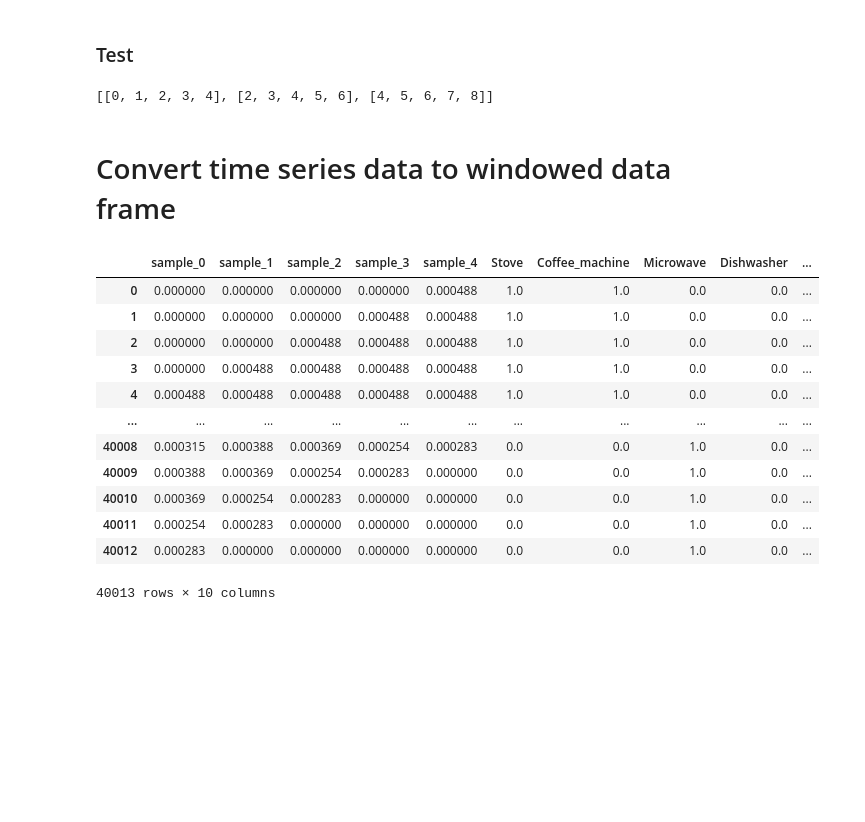
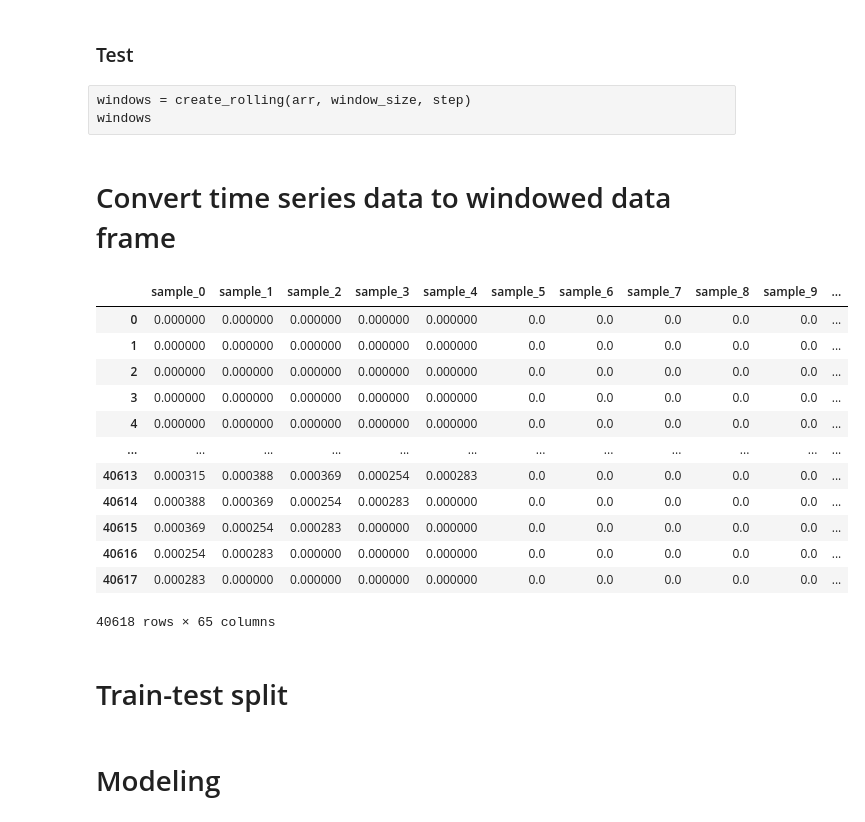
Before and after one commit to akletini/Forschungsprojekt, a Jupyter notebook: Main.ipynb, the cells around one changed output. Saved outputs shown, nothing was run; the diff lists cells and outputs as text; code cells hidden in the pictures; blank space fills up the shorter version.

```diff
--- a/Main.ipynb
+++ b/Main.ipynb
@@ -94,13 +94,11 @@ def create_rolling(df, arr, window_size, step, start=0, drop_zero=True):
 ### Test
 # %%
 arr = [0,1,2,3,4,5,6,7,8,9]
-window_size = 5
-step = 2
+window_size = 60
+step = 1
-# %%
-windows = create_rolling(arr, window_size, step)
-windows
-# %% [output]
-[[0, 1, 2, 3, 4], [2, 3, 4, 5, 6], [4, 5, 6, 7, 8]]
+# %% [raw]
+windows = create_rolling(arr, window_size, step)
+windows
 # %% [markdown]
 # Convert time series data to windowed data frame
 # %%
@@ -108,24 +106,28 @@ def create_timeseries_dataframe(data, window_size):
     windows, targets = create_rolling(df=data, arr=list(data["Target"]), window_size=window_size, step=1)
     column_names_samples = [f"sample_{i}" for i in list(range(window_size))]
     column_names = column_names_samples + appliances
-    merged = [j for i in zip(windows,targets) for j in i]
-    merged = np.reshape(merged, (-1, len(windows[0]) + len(targets[0])))
+    merged = []
+    for i in range(len(windows)):
+        merged.append(list(np.array(windows[i])) + list(np.array(targets[i])))
     df_timeseries = pd.DataFrame(data=merged, columns=column_names)
     return df_timeseries
 # %%
 df_timeseries = create_timeseries_dataframe(df, window_size)
+df_timeseries[appliances] = df_timeseries[appliances].astype(int)
 df_timeseries
 # %% [output]
-|  | sample_0 | sample_1 | sample_2 | sample_3 | sample_4 | Stove | Coffee_machine | Microwave | Dishwasher | ... |
-| 0 | 0.000000 | 0.000000 | 0.000000 | 0.000000 | 0.000488 | 1.0 | 1.0 | 0.0 | 0.0 | ... |
-| 1 | 0.000000 | 0.000000 | 0.000000 | 0.000488 | 0.000488 | 1.0 | 1.0 | 0.0 | 0.0 | ... |
-| 2 | 0.000000 | 0.000000 | 0.000488 | 0.000488 | 0.000488 | 1.0 | 1.0 | 0.0 | 0.0 | ... |
-| 3 | 0.000000 | 0.000488 | 0.000488 | 0.000488 | 0.000488 | 1.0 | 1.0 | 0.0 | 0.0 | ... |
-| 4 | 0.000488 | 0.000488 | 0.000488 | 0.000488 | 0.000488 | 1.0 | 1.0 | 0.0 | 0.0 | ... |
-| ... | ... | ... | ... | ... | ... | ... | ... | ... | ... | ... |
-| 40008 | 0.000315 | 0.000388 | 0.000369 | 0.000254 | 0.000283 | 0.0 | 0.0 | 1.0 | 0.0 | ... |
-| 40009 | 0.000388 | 0.000369 | 0.000254 | 0.000283 | 0.000000 | 0.0 | 0.0 | 1.0 | 0.0 | ... |
-| 40010 | 0.000369 | 0.000254 | 0.000283 | 0.000000 | 0.000000 | 0.0 | 0.0 | 1.0 | 0.0 | ... |
-| 40011 | 0.000254 | 0.000283 | 0.000000 | 0.000000 | 0.000000 | 0.0 | 0.0 | 1.0 | 0.0 | ... |
-| 40012 | 0.000283 | 0.000000 | 0.000000 | 0.000000 | 0.000000 | 0.0 | 0.0 | 1.0 | 0.0 | ... |
+|  | sample_0 | sample_1 | sample_2 | sample_3 | sample_4 | sample_5 | sample_6 | sample_7 | sample_8 | sample_9 | ... |
+| 0 | 0.000000 | 0.000000 | 0.000000 | 0.000000 | 0.000000 | 0.0 | 0.0 | 0.0 | 0.0 | 0.0 | ... |
+| 1 | 0.000000 | 0.000000 | 0.000000 | 0.000000 | 0.000000 | 0.0 | 0.0 | 0.0 | 0.0 | 0.0 | ... |
+| 2 | 0.000000 | 0.000000 | 0.000000 | 0.000000 | 0.000000 | 0.0 | 0.0 | 0.0 | 0.0 | 0.0 | ... |
+| 3 | 0.000000 | 0.000000 | 0.000000 | 0.000000 | 0.000000 | 0.0 | 0.0 | 0.0 | 0.0 | 0.0 | ... |
+| 4 | 0.000000 | 0.000000 | 0.000000 | 0.000000 | 0.000000 | 0.0 | 0.0 | 0.0 | 0.0 | 0.0 | ... |
+| ... | ... | ... | ... | ... | ... | ... | ... | ... | ... | ... | ... |
+| 40613 | 0.000315 | 0.000388 | 0.000369 | 0.000254 | 0.000283 | 0.0 | 0.0 | 0.0 | 0.0 | 0.0 | ... |
+| 40614 | 0.000388 | 0.000369 | 0.000254 | 0.000283 | 0.000000 | 0.0 | 0.0 | 0.0 | 0.0 | 0.0 | ... |
+| 40615 | 0.000369 | 0.000254 | 0.000283 | 0.000000 | 0.000000 | 0.0 | 0.0 | 0.0 | 0.0 | 0.0 | ... |
+| 40616 | 0.000254 | 0.000283 | 0.000000 | 0.000000 | 0.000000 | 0.0 | 0.0 | 0.0 | 0.0 | 0.0 | ... |
+| 40617 | 0.000283 | 0.000000 | 0.000000 | 0.000000 | 0.000000 | 0.0 | 0.0 | 0.0 | 0.0 | 0.0 | ... |
-40013 rows × 10 columns
+40618 rows × 65 columns
+# %% [markdown]
+# Train-test split
@@ -131,0 +143,2 @@ df_timeseries
+# %% [markdown]
+# Modeling
```
Also changed, not shown: parts of 19 cells of this notebook.
